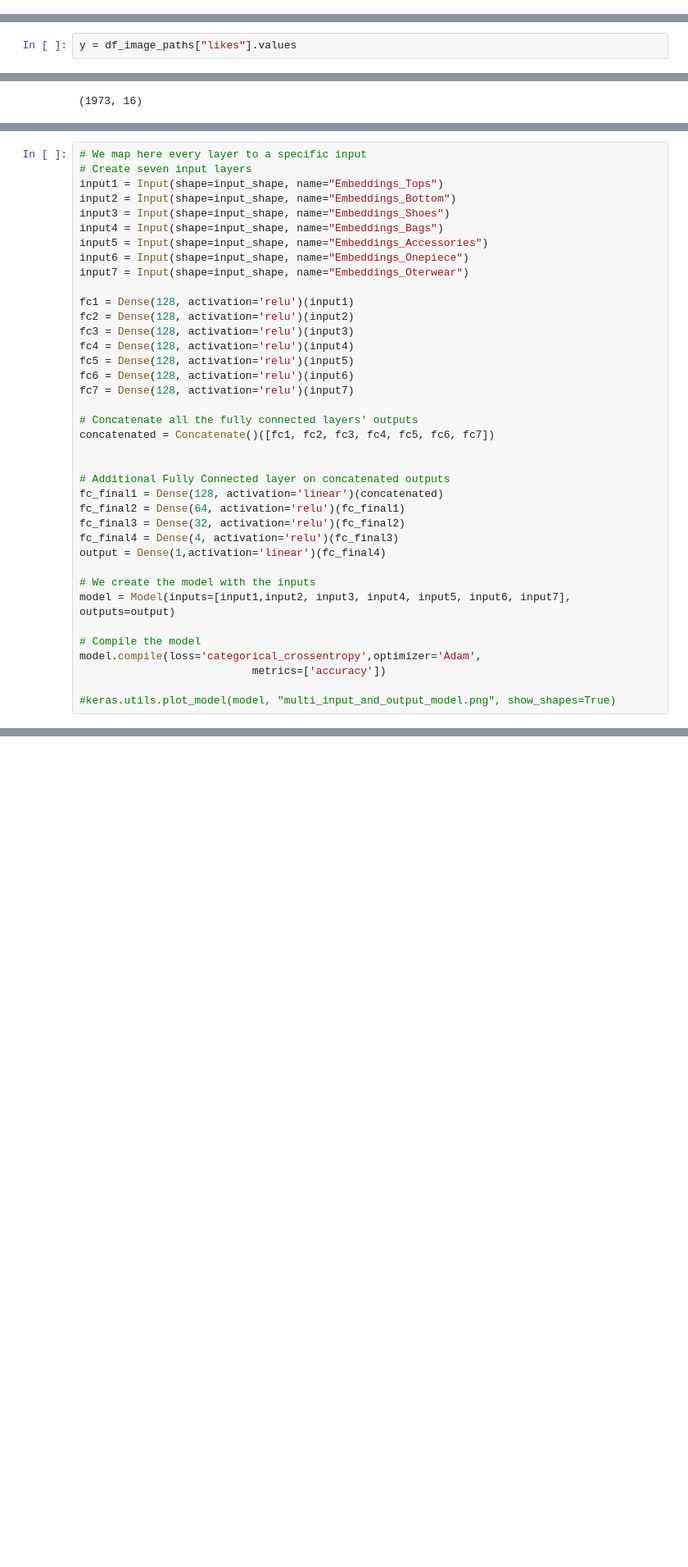
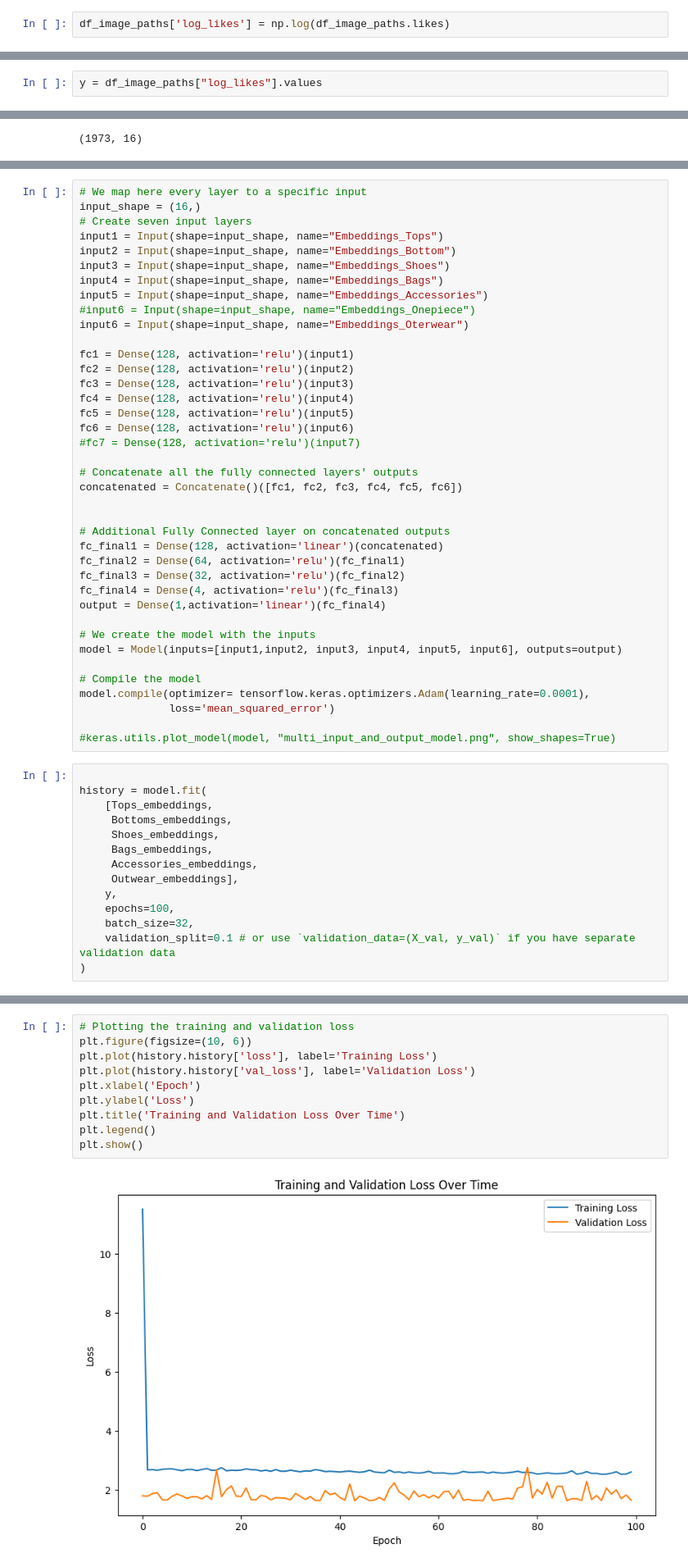
Before and after one commit to thanbskt/Recommendation_tool, a Jupyter notebook: prediction_model.ipynb, the cells around one changed output, grey strips where cells are left out. Shown at 82% size. Cells and saved outputs as stored; diff of their text form; blank space fills up the shorter version.

Commit message:
training the model

```diff
--- a/prediction_model.ipynb
+++ b/prediction_model.ipynb
@@ -121,3 +146,5 @@ for index, row in df.iterrows():
 # Ensure the 'set_id' and 'likes' columns are of integer type
 df_image_paths['set_id'] = df_image_paths['set_id'].astype(int)
 df_image_paths['likes'] = df_image_paths['likes'].astype(int)
+# %%
+df_image_paths['log_likes'] = np.log(df_image_paths.likes)
@@ -165,4 +208,4 @@ def preprocess_image_1(im_path):
     im = im/255
     return im
 # %%
-y = df_image_paths["likes"].values
+y = df_image_paths["log_likes"].values
@@ -285,13 +337,14 @@ input_shape = (1, 16)
 # %%
 # We map here every layer to a specific input
+input_shape = (16,)
 # Create seven input layers
 input1 = Input(shape=input_shape, name="Embeddings_Tops")
 input2 = Input(shape=input_shape, name="Embeddings_Bottom")
 input3 = Input(shape=input_shape, name="Embeddings_Shoes")
 input4 = Input(shape=input_shape, name="Embeddings_Bags")
 input5 = Input(shape=input_shape, name="Embeddings_Accessories")
-input6 = Input(shape=input_shape, name="Embeddings_Onepiece")
-input7 = Input(shape=input_shape, name="Embeddings_Oterwear")
+#input6 = Input(shape=input_shape, name="Embeddings_Onepiece")
+input6 = Input(shape=input_shape, name="Embeddings_Oterwear")
 
 fc1 = Dense(128, activation='relu')(input1)
 fc2 = Dense(128, activation='relu')(input2)
@@ -299,10 +352,10 @@ fc3 = Dense(128, activation='relu')(input3)
 fc4 = Dense(128, activation='relu')(input4)
 fc5 = Dense(128, activation='relu')(input5)
 fc6 = Dense(128, activation='relu')(input6)
-fc7 = Dense(128, activation='relu')(input7)
+#fc7 = Dense(128, activation='relu')(input7)
 
 # Concatenate all the fully connected layers' outputs
-concatenated = Concatenate()([fc1, fc2, fc3, fc4, fc5, fc6, fc7])
+concatenated = Concatenate()([fc1, fc2, fc3, fc4, fc5, fc6])
 
 
 # Additional Fully Connected layer on concatenated outputs
@@ -313,10 +366,24 @@ fc_final4 = Dense(4, activation='relu')(fc_final3)
 output = Dense(1,activation='linear')(fc_final4)
 
 # We create the model with the inputs
-model = Model(inputs=[input1,input2, input3, input4, input5, input6, input7], outputs=output)
+model = Model(inputs=[input1,input2, input3, input4, input5, input6], outputs=output)
 
 # Compile the model
-model.compile(loss='categorical_crossentropy',optimizer='Adam',
-                           metrics=['accuracy'])
+model.compile(optimizer= tensorflow.keras.optimizers.Adam(learning_rate=0.0001),
+              loss='mean_squared_error')
 
 #keras.utils.plot_model(model, "multi_input_and_output_model.png", show_shapes=True)
+# %%
+
+history = model.fit(
+    [Tops_embeddings,
+     Bottoms_embeddings,
+     Shoes_embeddings,
+     Bags_embeddings,
+     Accessories_embeddings,
+     Outwear_embeddings],
+    y,
+    epochs=100,
+    batch_size=32,
+    validation_split=0.1 # or use `validation_data=(X_val, y_val)` if you have separate validation data
+)
@@ -322,0 +396,12 @@ model.compile(loss='categorical_crossentropy',optimizer='Adam',
+# %%
+# Plotting the training and validation loss
+plt.figure(figsize=(10, 6))
+plt.plot(history.history['loss'], label='Training Loss')
+plt.plot(history.history['val_loss'], label='Validation Loss')
+plt.xlabel('Epoch')
+plt.ylabel('Loss')
+plt.title('Training and Validation Loss Over Time')
+plt.legend()
+plt.show()
+# %% [output]
+[figure, added]
```
Also changed, not shown: parts of 20 cells of this notebook.
